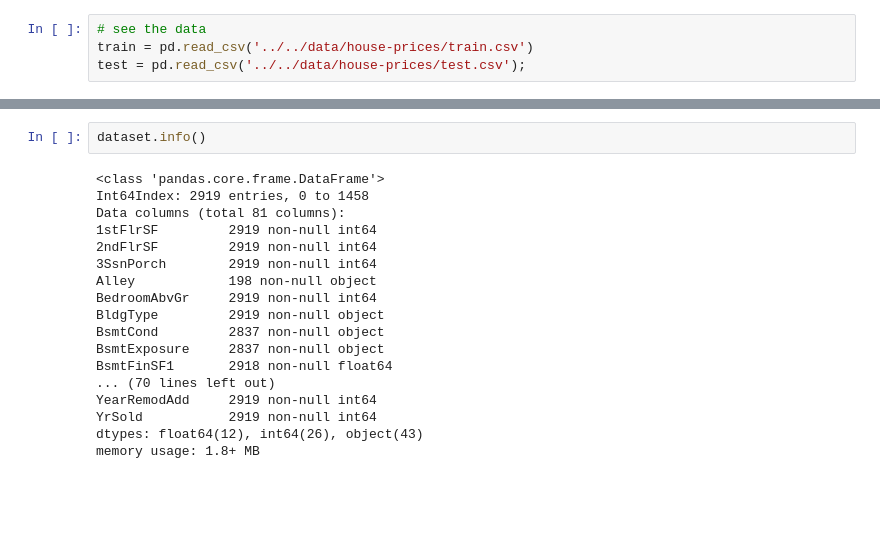
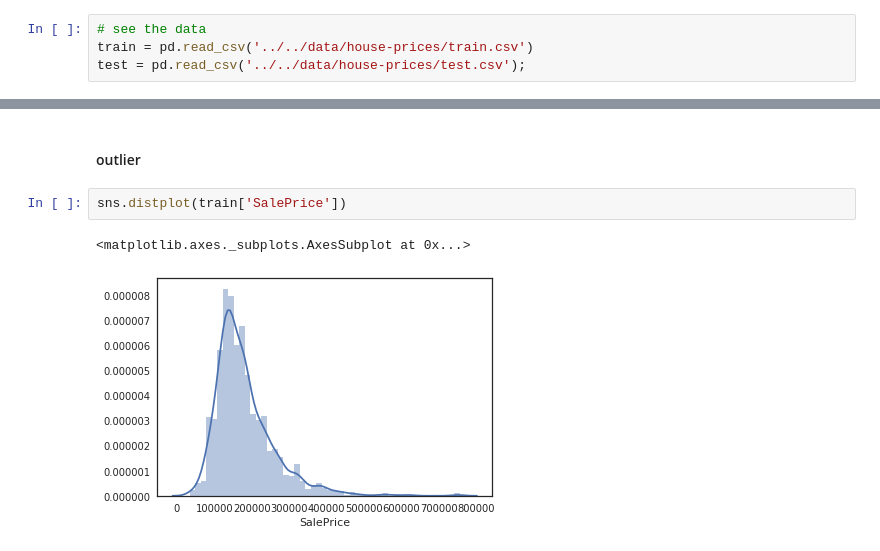
Before and after one commit to anribras/machine-learning, a Jupyter notebook: note/house_prices_kaggle/house_prices.ipynb, the cells around one changed output, grey strips where cells are left out. Cells and saved outputs as stored; diff of their text form; blank space fills up the shorter version.

```diff
--- a/note/house_prices_kaggle/house_prices.ipynb
+++ b/note/house_prices_kaggle/house_prices.ipynb
@@ -34,20 +13,7 @@ Length: 81, dtype: int64
-# %%
-dataset.info()
-# %% [output]
-<class 'pandas.core.frame.DataFrame'>
-Int64Index: 2919 entries, 0 to 1458
-Data columns (total 81 columns):
-1stFlrSF         2919 non-null int64
-2ndFlrSF         2919 non-null int64
-3SsnPorch        2919 non-null int64
-Alley            198 non-null object
-BedroomAbvGr     2919 non-null int64
-BldgType         2919 non-null object
-BsmtCond         2837 non-null object
-BsmtExposure     2837 non-null object
-BsmtFinSF1       2918 non-null float64
-... (70 lines left out)
-YearRemodAdd     2919 non-null int64
-YrSold           2919 non-null int64
-dtypes: float64(12), int64(26), object(43)
-memory usage: 1.8+ MB
+# %% [markdown]
+#### outlier
+# %%
+sns.distplot(train['SalePrice'])
+# %% [output]
+<matplotlib.axes._subplots.AxesSubplot at 0x...>
+[figure, added]
```
Also changed, not shown: parts of 207 cells of this notebook, 9 other files.
